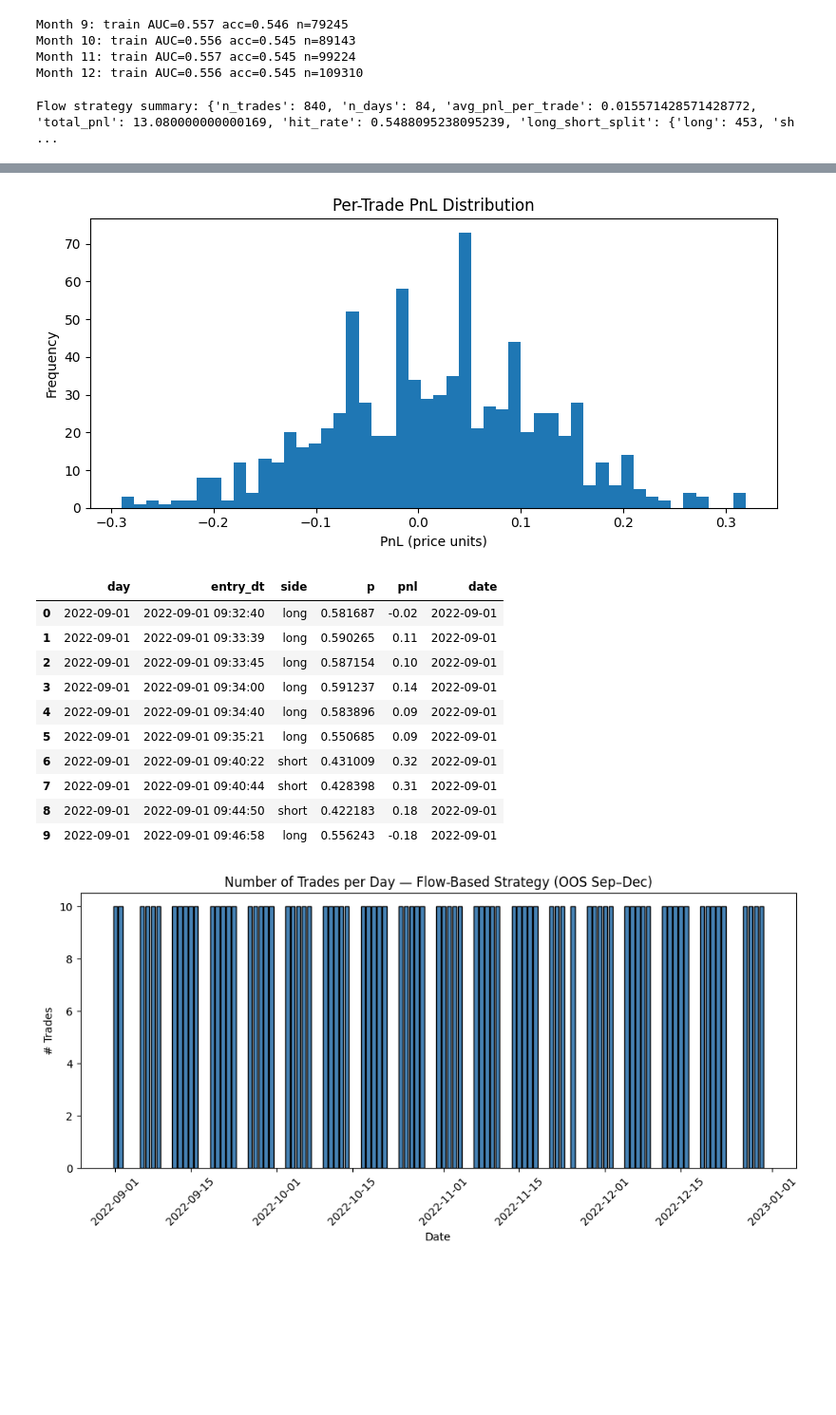
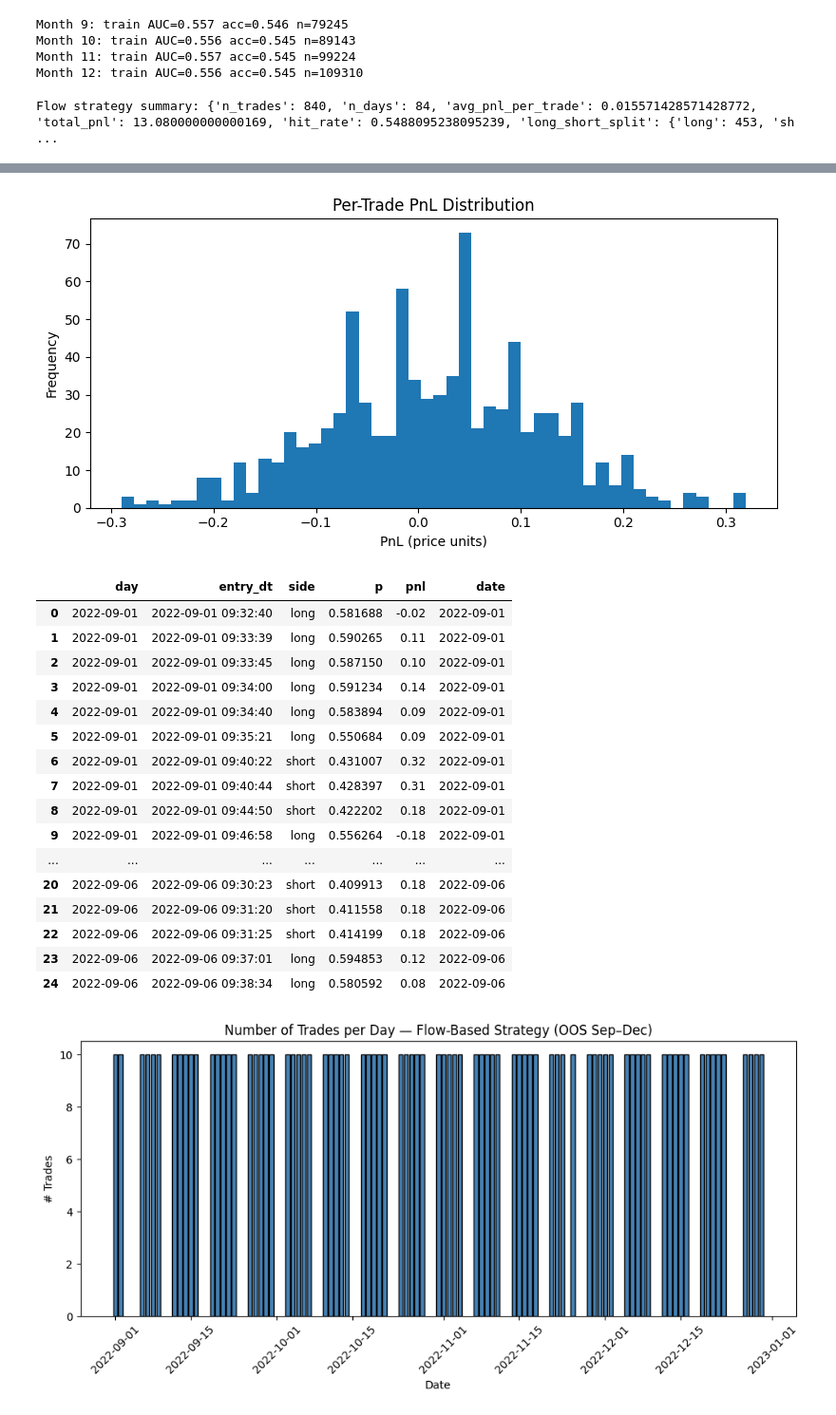
Before and after one commit to FreddieLewin23/FreddieLewin23, a Jupyter notebook: version2_sig_data_exercise.ipynb, the cells around one changed output, grey strips where cells are left out. Shown: that part at 95% size. Saved outputs shown, nothing was run; the diff lists cells and outputs as text; code cells hidden in the pictures; blank space fills up the shorter version.

```diff
--- a/version2_sig_data_exercise.ipynb
+++ b/version2_sig_data_exercise.ipynb
@@ -1203,9 +1203,8 @@ def build_flow_features_per_day(g: pd.DataFrame) -> pd.DataFrame:
     imb_short = (b_short - s_short) / (b_short + s_short + 1e-9) # stops division by zero
     imb_med = (b_med - s_med) / (b_med + s_med + 1e-9)
 
-    # price features, vol, returns etc
-    ret_60 = px.pct_change().rolling("60s").sum()
-    ret_300 = px.pct_change().rolling("300s").sum()
+    ret_60 = np.log(px).diff().rolling("60s").sum()
+    ret_300 = np.log(px).diff().rolling("300s").sum()
     r5 = px.pct_change().rolling("5s").sum()
     rv_300 = r5.rolling("300s").std()
 
@@ -1324,44 +1323,50 @@ summary = {
     "hit_rate": float((results["pnl"] > 0).mean()),
     "long_short_split": results["side"].value_counts().to_dict()
 }
 print("Flow strategy summary:", summary)
 
 # Plot cumulative PnL
 plt.figure(figsize=(10,5))
 plt.plot(pd.to_datetime(daily["date"]), daily["cum_pnl"])
 plt.title("Cumulative PnL — Flow-Based Next-Return Strategy (OOS Sep–Dec)")
 plt.xlabel("Date")
 plt.ylabel("Cumulative PnL")
 plt.xticks(rotation=45)
 plt.tight_layout()
 plt.show()
 
 # Per-trade PnL histogram
 plt.figure(figsize=(8,4))
 plt.hist(results["pnl"].dropna(), bins=50)
 plt.title("Per-Trade PnL Distribution")
 plt.xlabel("PnL (price units)")
 plt.ylabel("Frequency")
 plt.tight_layout()
 plt.show()
 
 # Print head of trades
-results.head(10)
+results.head(12)
 # %% [output]
 Flow strategy summary: {'n_trades': 840, 'n_days': 84, 'avg_pnl_per_trade': 0.015571428571428772, 'total_pnl': 13.080000000000169, 'hit_rate': 0.5488095238095239, 'long_short_split': {'long': 453, 'sh ...
 [figure]
 [figure]
 |  | day | entry_dt | side | p | pnl | date |
-| 0 | 2022-09-01 | 2022-09-01 09:32:40 | long | 0.581687 | -0.02 | 2022-09-01 |
+| 0 | 2022-09-01 | 2022-09-01 09:32:40 | long | 0.581688 | -0.02 | 2022-09-01 |
 | 1 | 2022-09-01 | 2022-09-01 09:33:39 | long | 0.590265 | 0.11 | 2022-09-01 |
-| 2 | 2022-09-01 | 2022-09-01 09:33:45 | long | 0.587154 | 0.10 | 2022-09-01 |
-| 3 | 2022-09-01 | 2022-09-01 09:34:00 | long | 0.591237 | 0.14 | 2022-09-01 |
-| 4 | 2022-09-01 | 2022-09-01 09:34:40 | long | 0.583896 | 0.09 | 2022-09-01 |
-| 5 | 2022-09-01 | 2022-09-01 09:35:21 | long | 0.550685 | 0.09 | 2022-09-01 |
-| 6 | 2022-09-01 | 2022-09-01 09:40:22 | short | 0.431009 | 0.32 | 2022-09-01 |
-| 7 | 2022-09-01 | 2022-09-01 09:40:44 | short | 0.428398 | 0.31 | 2022-09-01 |
-| 8 | 2022-09-01 | 2022-09-01 09:44:50 | short | 0.422183 | 0.18 | 2022-09-01 |
-| 9 | 2022-09-01 | 2022-09-01 09:46:58 | long | 0.556243 | -0.18 | 2022-09-01 |
+| 2 | 2022-09-01 | 2022-09-01 09:33:45 | long | 0.587150 | 0.10 | 2022-09-01 |
+| 3 | 2022-09-01 | 2022-09-01 09:34:00 | long | 0.591234 | 0.14 | 2022-09-01 |
+| 4 | 2022-09-01 | 2022-09-01 09:34:40 | long | 0.583894 | 0.09 | 2022-09-01 |
+| 5 | 2022-09-01 | 2022-09-01 09:35:21 | long | 0.550684 | 0.09 | 2022-09-01 |
+| 6 | 2022-09-01 | 2022-09-01 09:40:22 | short | 0.431007 | 0.32 | 2022-09-01 |
+| 7 | 2022-09-01 | 2022-09-01 09:40:44 | short | 0.428397 | 0.31 | 2022-09-01 |
+| 8 | 2022-09-01 | 2022-09-01 09:44:50 | short | 0.422202 | 0.18 | 2022-09-01 |
+| 9 | 2022-09-01 | 2022-09-01 09:46:58 | long | 0.556264 | -0.18 | 2022-09-01 |
+| ... | ... | ... | ... | ... | ... | ... |
+| 20 | 2022-09-06 | 2022-09-06 09:30:23 | short | 0.409913 | 0.18 | 2022-09-06 |
+| 21 | 2022-09-06 | 2022-09-06 09:31:20 | short | 0.411558 | 0.18 | 2022-09-06 |
+| 22 | 2022-09-06 | 2022-09-06 09:31:25 | short | 0.414199 | 0.18 | 2022-09-06 |
+| 23 | 2022-09-06 | 2022-09-06 09:37:01 | long | 0.594853 | 0.12 | 2022-09-06 |
+| 24 | 2022-09-06 | 2022-09-06 09:38:34 | long | 0.580592 | 0.08 | 2022-09-06 |
 # %%
 trades_per_day = results.groupby("date").size().reset_index(name="n_trades")
 plt.figure(figsize=(10, 5))
```
Also changed, not shown: parts of 2 cells of this notebook.
